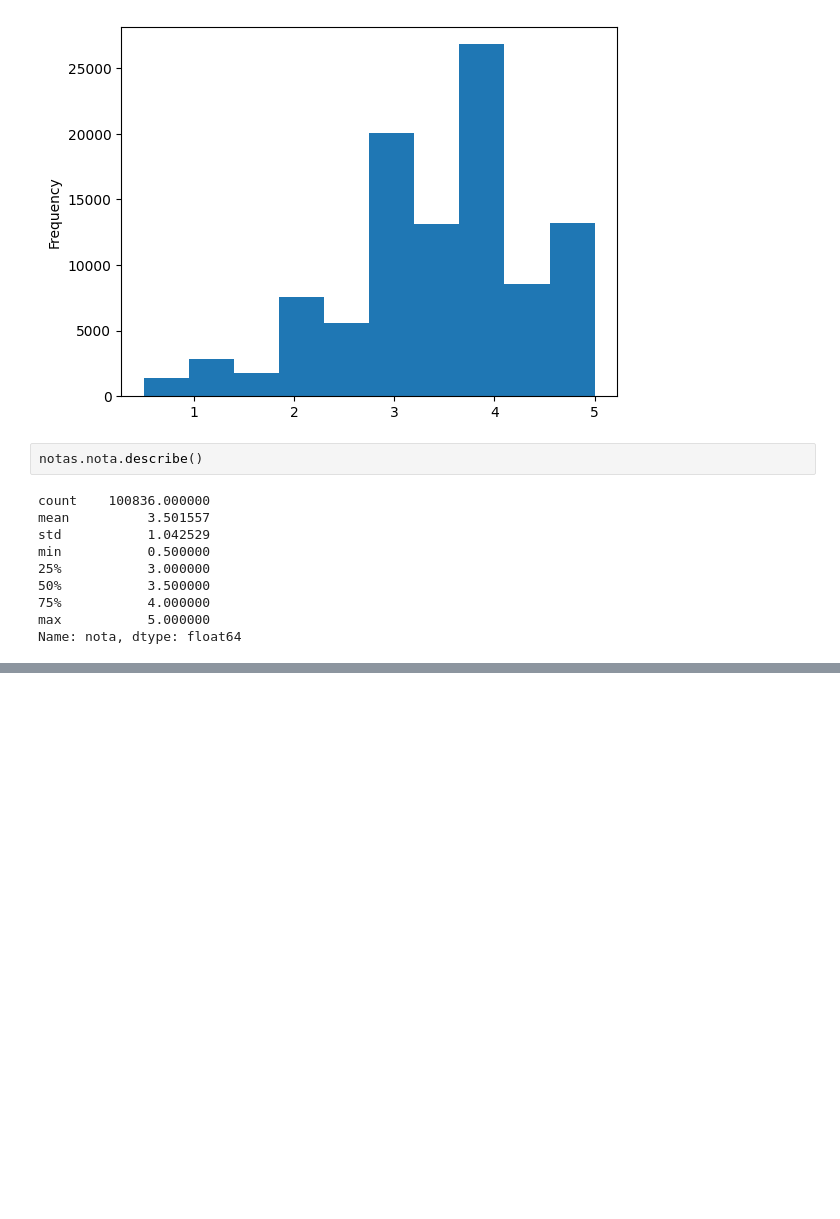
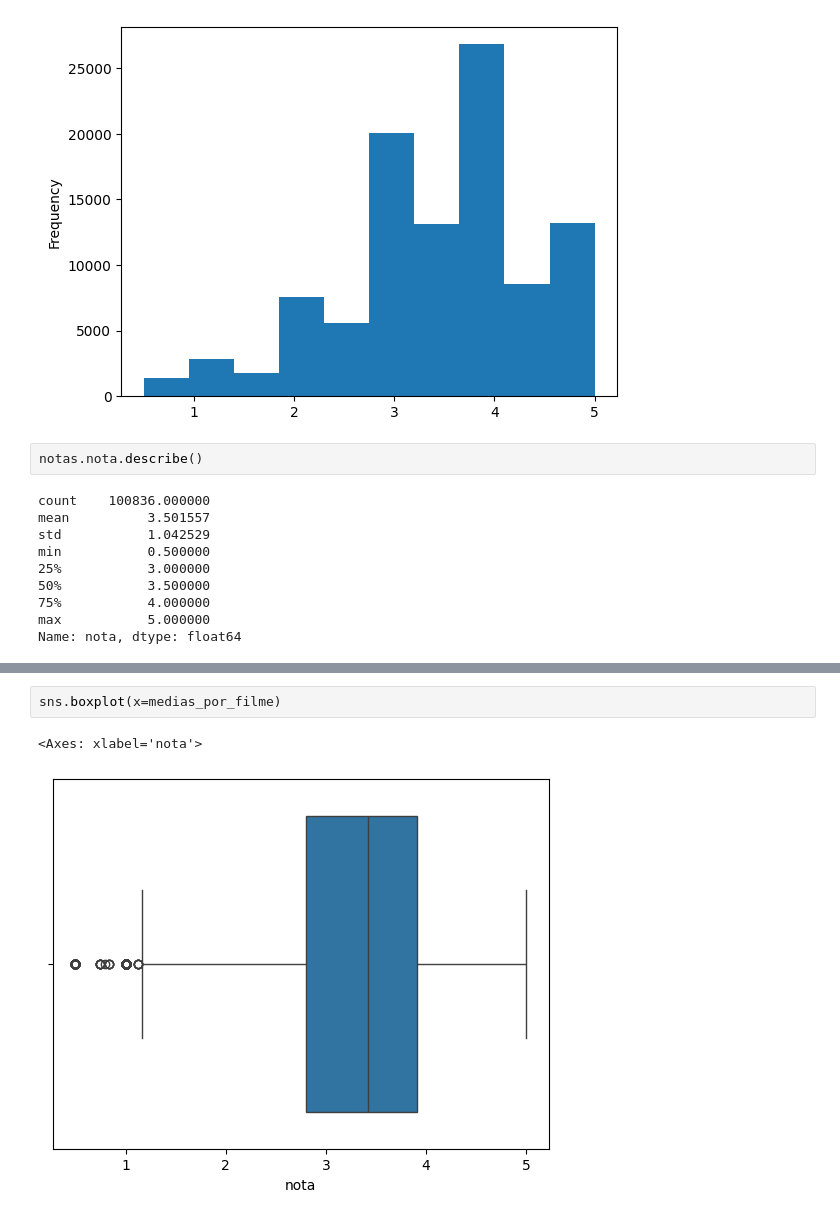
Before and after one commit to andrmateus/alura-data-science, a Jupyter notebook: Analise e Visualizacao de Dados/Introdução a Data Science.ipynb, the cells around one changed output, grey strips where cells are left out. Saved outputs shown, nothing was run; the diff lists cells and outputs as text; blank space fills up the shorter version.

```diff
--- a/Analise e Visualizacao de Dados/Introdução a Data Science.ipynb
+++ b/Analise e Visualizacao de Dados/Introdução a Data Science.ipynb
@@ -91,0 +118,5 @@ notas.query("filmeId==1").nota.mean()
+# %%
+sns.boxplot(x=medias_por_filme)
+# %% [output]
+<Axes: xlabel='nota'>
+[figure, added]
```
Also changed, not shown: parts of 46 cells of this notebook, 1 other file.
